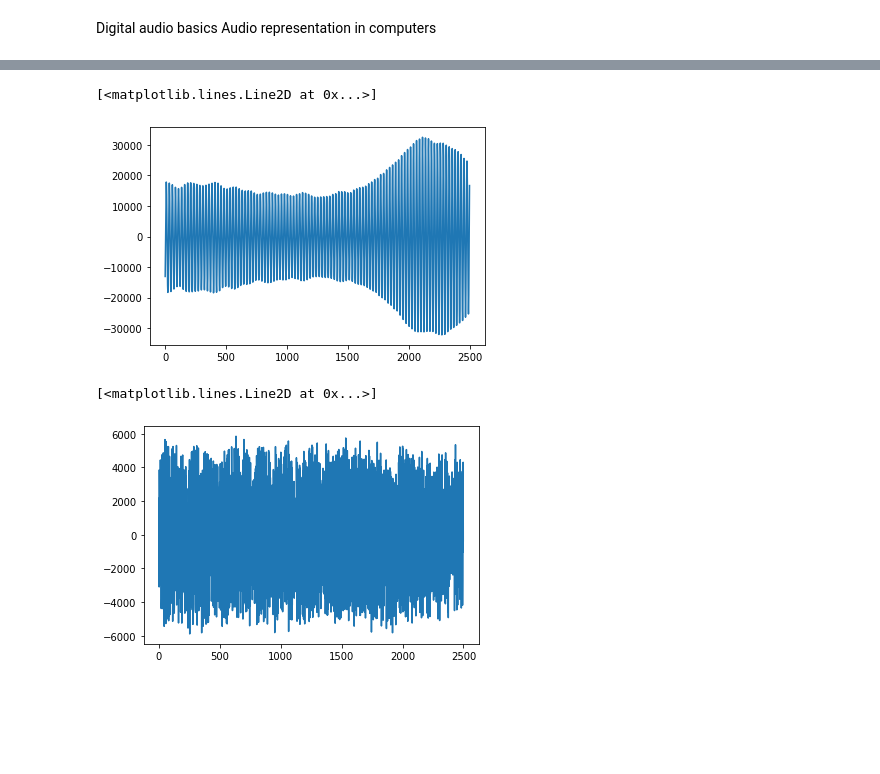
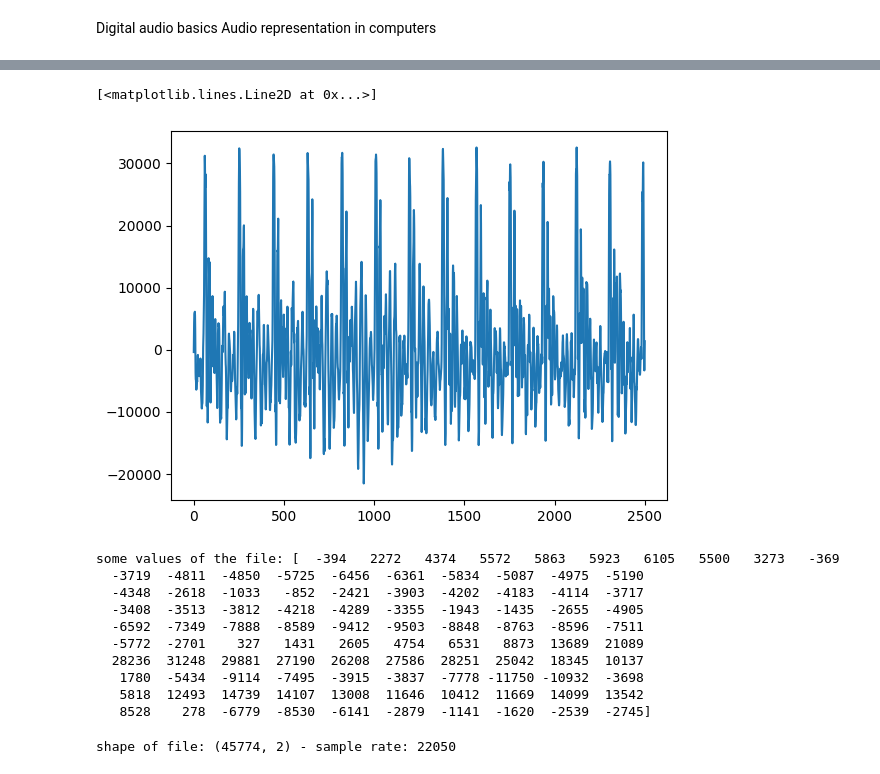
Before and after one commit to maximoskp/MSc_LangTech_NKUA_DSP, a Jupyter notebook: 1_sampling_and_quantisation.ipynb, the cells around one changed output, grey strips where cells are left out. Drawn from its saved outputs; the diff is of its cells as text; code cells hidden in the pictures; blank space fills up the shorter version.

Commit message:
before class03

```diff
--- a/1_sampling_and_quantisation.ipynb
+++ b/1_sampling_and_quantisation.ipynb
@@ -17,12 +18,31 @@ plt.plot( np.arange( a[5000:7500, 0].size ) , a[5000:7500, 0] )
-# %%
-sr_w, w = wf.read('audio_files/whistling.wav')
-plt.plot( np.arange( w[5000:7500, 0].size ) , w[5000:7500, 0] )
-# %% [output]
-[<matplotlib.lines.Line2D at 0x...>]
-[figure, removed]
-# %%
-sr_w, w = wf.read('audio_files/noise.wav')
-plt.plot( np.arange( w[5000:7500, 0].size ) , w[5000:7500, 0] )
-# %% [output]
-[<matplotlib.lines.Line2D at 0x...>]
-[figure, removed]
+# %%
+# two columns correspond to left and right channels
+# get a small monophonic (left channel) part of it
+p = a[15000:17500, 0] # zero-th column means left channel
+# and plot it
+plt.plot( np.arange( p.size ) , p )
+# %% [output]
+[<matplotlib.lines.Line2D at 0x...>]
+[figure, added]
+# %%
+# notice the values:
+print('some values of the file: ' + str(p[:100]))
+# they are "large" integers, why?
+# because quantization - analyzed later...
+# %% [output]
+some values of the file: [  -394   2272   4374   5572   5863   5923   6105   5500   3273   -369
+  -3719  -4811  -4850  -5725  -6456  -6361  -5834  -5087  -4975  -5190
+  -4348  -2618  -1033   -852  -2421  -3903  -4202  -4183  -4114  -3717
+  -3408  -3513  -3812  -4218  -4289  -3355  -1943  -1435  -2655  -4905
+  -6592  -7349  -7888  -8589  -9412  -9503  -8848  -8763  -8596  -7511
+  -5772  -2701    327   1431   2605   4754   6531   8873  13689  21089
+  28236  31248  29881  27190  26208  27586  28251  25042  18345  10137
+   1780  -5434  -9114  -7495  -3915  -3837  -7778 -11750 -10932  -3698
+   5818  12493  14739  14107  13008  11646  10412  11669  14099  13542
+   8528    278  -6779  -8530  -6141  -2879  -1141  -1620  -2539  -2745]
+# %%
+# before that, let's check out a "smoother" waveform
+sr_w, w = wf.read('audio_files/whistling.wav')
+print('shape of file: ' + str(w.shape) + ' - sample rate: ' + str(sr_w))
+# %% [output]
+shape of file: (45774, 2) - sample rate: 22050
```
Also changed, not shown: parts of 15 cells of this notebook, 5 other files.
